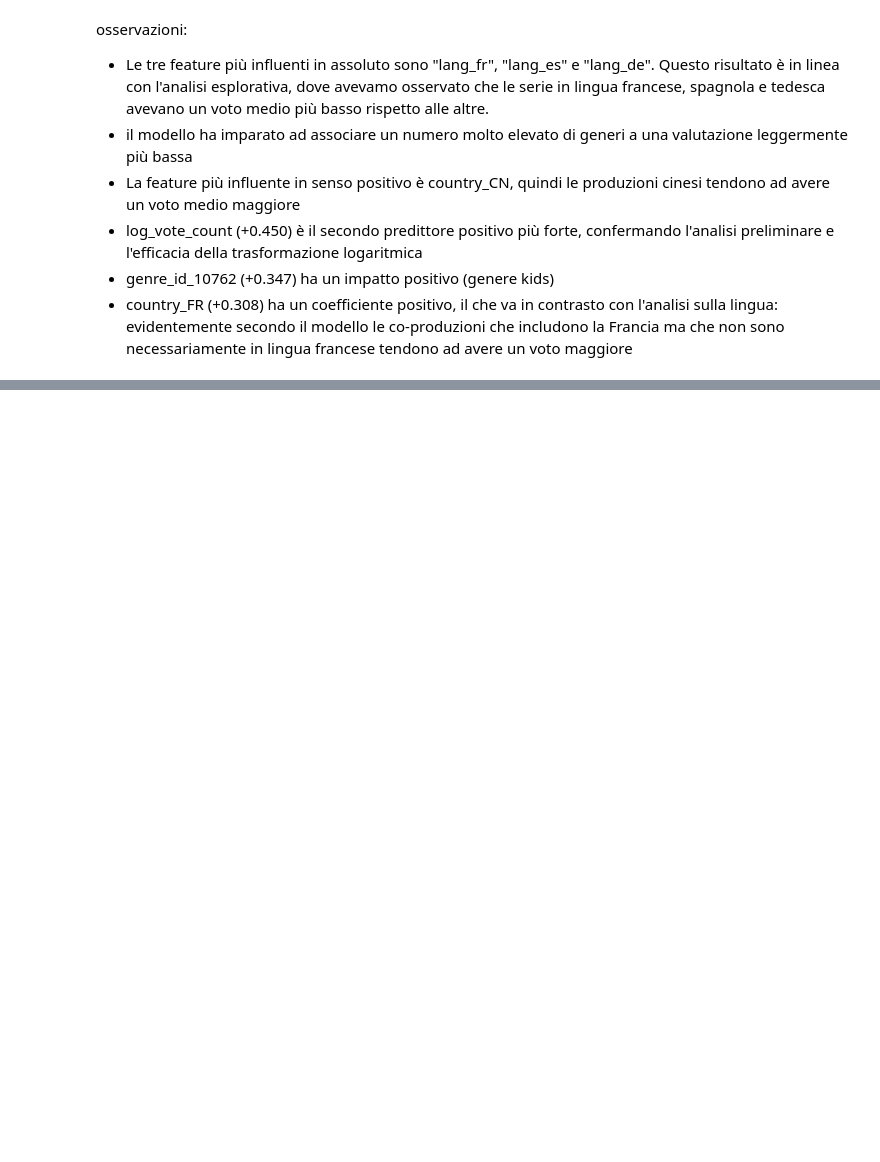
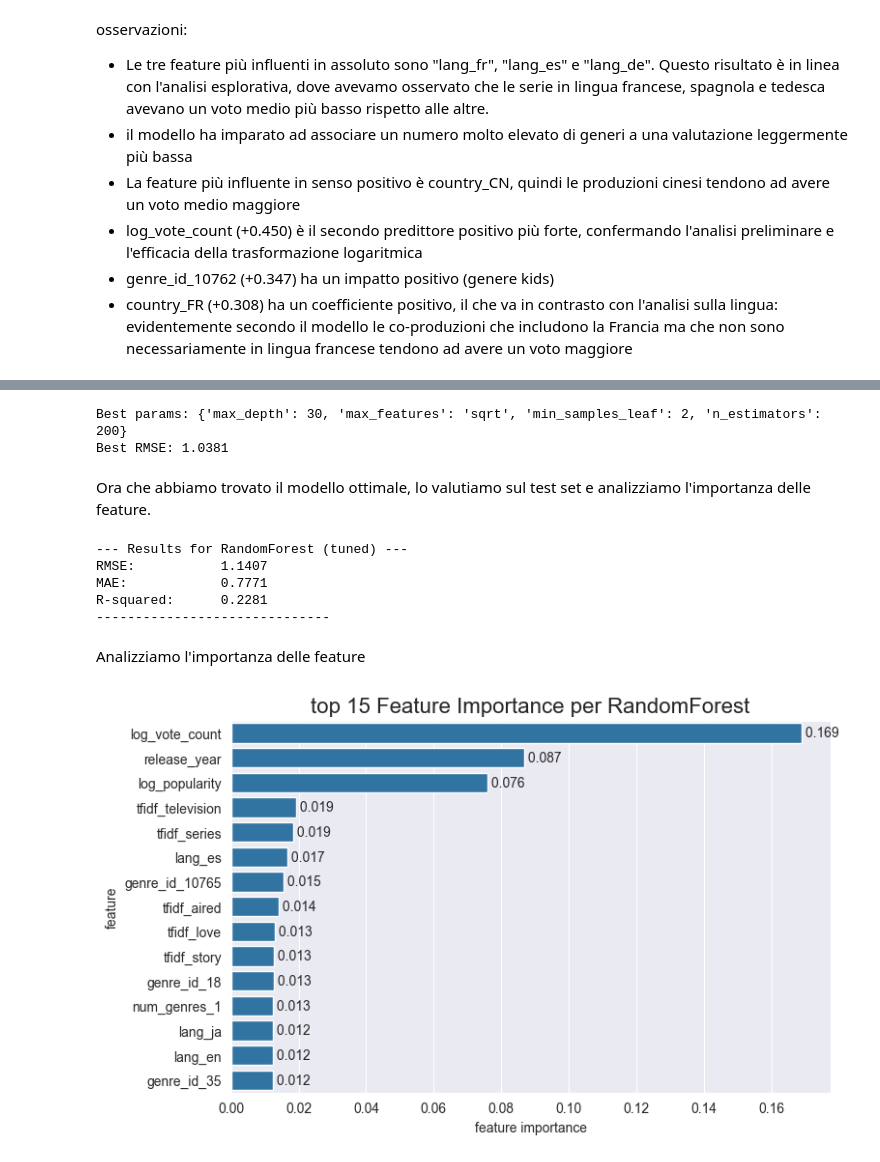
Before and after one commit to domenicodegioia/challenge_w, a Jupyter notebook: models.ipynb, the cells around one changed output, grey strips where cells are left out. Saved outputs shown, nothing was run; the diff lists cells and outputs as text; code cells hidden in the pictures; blank space fills up the shorter version.

Commit message:
RandomForestRegressor

```diff
--- a/models.ipynb
+++ b/models.ipynb
@@ -170,0 +226,42 @@ osservazioni:
+# %%
+print(f"Best params: {grid_search_rf.best_params_}")
+best_validation_rmse_rf = -grid_search_rf.best_score_
+print(f"Best RMSE: {best_validation_rmse_rf:.4f}")
+best_rf_model = grid_search_rf.best_estimator_
+# %% [output]
+Best params: {'max_depth': 30, 'max_features': 'sqrt', 'min_samples_leaf': 2, 'n_estimators': 200}
+Best RMSE: 1.0381
+# %% [markdown]
+Ora che abbiamo trovato il modello ottimale, lo valutiamo sul test set e analizziamo l'importanza delle feature.
+# %%
+y_test_pred_rf = best_rf_model.predict(X_test)
+rf_test_metrics = evaluate_model(y_test, y_test_pred_rf, "RandomForest (tuned)")
+results['RandomForest'] = rf_test_metrics
+# %% [output]
+--- Results for RandomForest (tuned) ---
+RMSE:           1.1407
+MAE:            0.7771
+R-squared:      0.2281
+------------------------------
+# %% [markdown]
+Analizziamo l'importanza delle feature
+# %%
+importances = best_rf_model.feature_importances_
+feature_names = X_train.columns
+
+importance_df = pd.DataFrame({'feature': feature_names, 'importance': importances})
+importance_df = importance_df.sort_values('importance', ascending=False)
+
+plt.figure(figsize=(8,5))
+sns.barplot(x='importance', y='feature', data=importance_df.head(15))
+plt.title('top 15 Feature Importance per RandomForest', fontsize=16)
+plt.xlabel('feature importance')
+plt.ylabel('feature')
+
+# per inserire il valore nella barra
+for index, value in enumerate(importance_df.head(15)['importance']):
+    plt.text(value, index, f' {value:.3f}', va='center')
+
+plt.show()
+# %% [output]
+[figure, added]
```
Also changed, not shown: parts of 4 cells of this notebook.
